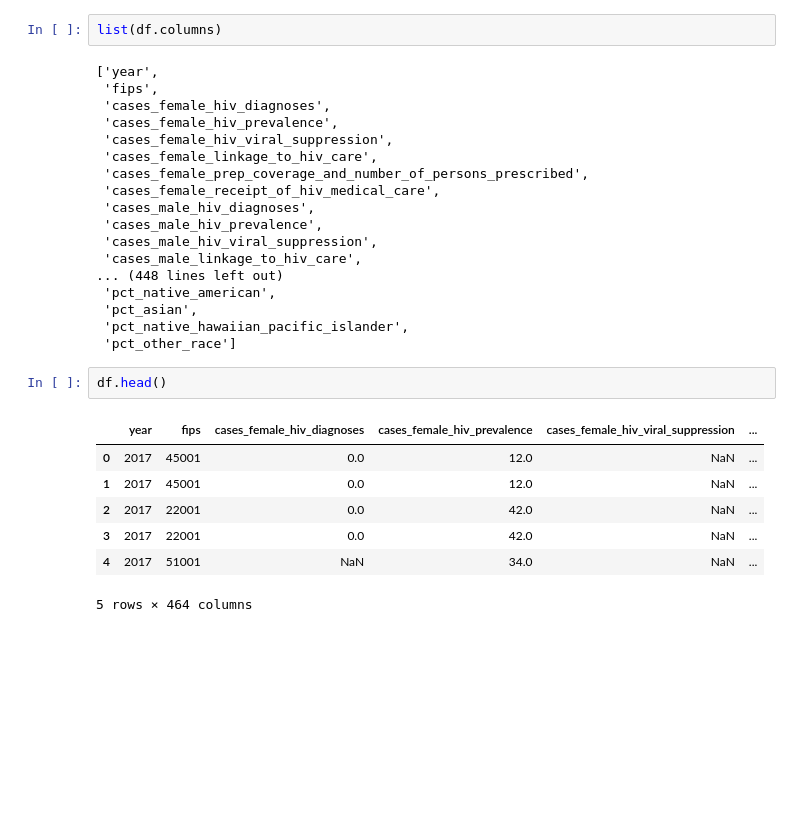
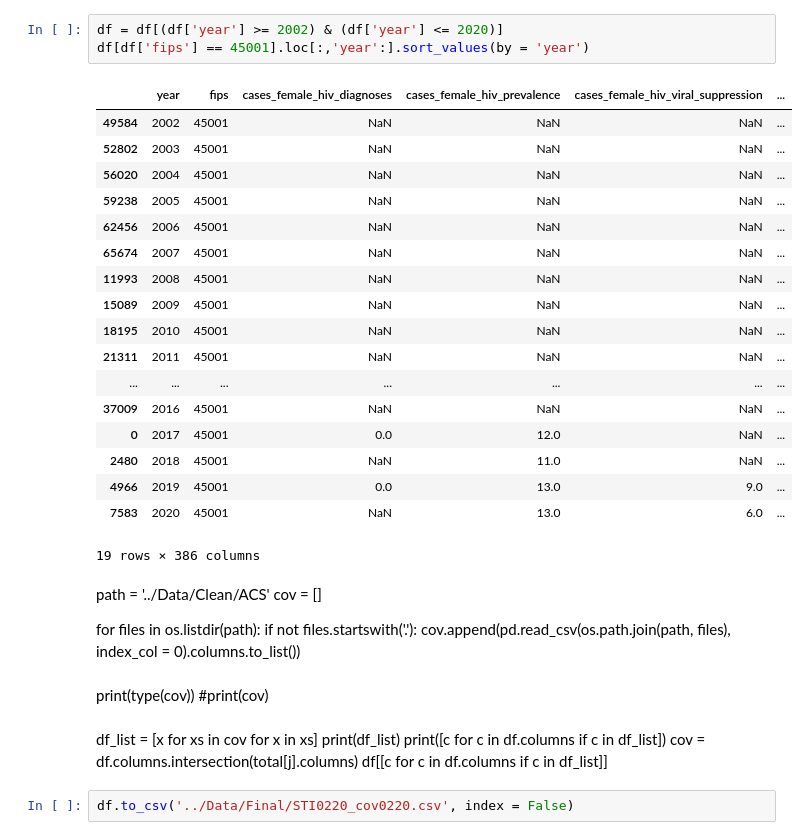
Before and after one commit to JayRPhilbrick/bdsi22dataminingsti, a Jupyter notebook: Notebooks/df00-20.ipynb, the cells around one changed output. Drawn from its saved outputs; the diff is of its cells as text; blank space fills up the shorter version.

```diff
--- a/Notebooks/df00-20.ipynb
+++ b/Notebooks/df00-20.ipynb
@@ -172,30 +375,40 @@ df.to_csv('../Data/Final/STI0220_cov0220.csv', index = False)
-# %%
-list(df.columns)
-# %% [output]
-['year',
- 'fips',
- 'cases_female_hiv_diagnoses',
- 'cases_female_hiv_prevalence',
- 'cases_female_hiv_viral_suppression',
- 'cases_female_linkage_to_hiv_care',
- 'cases_female_prep_coverage_and_number_of_persons_prescribed',
- 'cases_female_receipt_of_hiv_medical_care',
- 'cases_male_hiv_diagnoses',
- 'cases_male_hiv_prevalence',
- 'cases_male_hiv_viral_suppression',
- 'cases_male_linkage_to_hiv_care',
-... (448 lines left out)
- 'pct_native_american',
- 'pct_asian',
- 'pct_native_hawaiian_pacific_islander',
- 'pct_other_race']
-# %%
-df.head()
-# %% [output]
-|  | year | fips | cases_female_hiv_diagnoses | cases_female_hiv_prevalence | cases_female_hiv_viral_suppression | ... |
-| 0 | 2017 | 45001 | 0.0 | 12.0 | NaN | ... |
-| 1 | 2017 | 45001 | 0.0 | 12.0 | NaN | ... |
-| 2 | 2017 | 22001 | 0.0 | 42.0 | NaN | ... |
-| 3 | 2017 | 22001 | 0.0 | 42.0 | NaN | ... |
-| 4 | 2017 | 51001 | NaN | 34.0 | NaN | ... |
-5 rows × 464 columns
+# %%
+df = df[(df['year'] >= 2002) & (df['year'] <= 2020)]
+df[df['fips'] == 45001].loc[:,'year':].sort_values(by = 'year')
+# %% [output]
+|  | year | fips | cases_female_hiv_diagnoses | cases_female_hiv_prevalence | cases_female_hiv_viral_suppression | ... |
+| 49584 | 2002 | 45001 | NaN | NaN | NaN | ... |
+| 52802 | 2003 | 45001 | NaN | NaN | NaN | ... |
+| 56020 | 2004 | 45001 | NaN | NaN | NaN | ... |
+| 59238 | 2005 | 45001 | NaN | NaN | NaN | ... |
+| 62456 | 2006 | 45001 | NaN | NaN | NaN | ... |
+| 65674 | 2007 | 45001 | NaN | NaN | NaN | ... |
+| 11993 | 2008 | 45001 | NaN | NaN | NaN | ... |
+| 15089 | 2009 | 45001 | NaN | NaN | NaN | ... |
+| 18195 | 2010 | 45001 | NaN | NaN | NaN | ... |
+| 21311 | 2011 | 45001 | NaN | NaN | NaN | ... |
+| ... | ... | ... | ... | ... | ... | ... |
+| 37009 | 2016 | 45001 | NaN | NaN | NaN | ... |
+| 0 | 2017 | 45001 | 0.0 | 12.0 | NaN | ... |
+| 2480 | 2018 | 45001 | NaN | 11.0 | NaN | ... |
+| 4966 | 2019 | 45001 | 0.0 | 13.0 | 9.0 | ... |
+| 7583 | 2020 | 45001 | NaN | 13.0 | 6.0 | ... |
+19 rows × 386 columns
+# %% [markdown]
+path = '../Data/Clean/ACS'
+cov = []
+
+for files in os.listdir(path):
+    if not files.startswith('.'):
+        cov.append(pd.read_csv(os.path.join(path, files), index_col = 0).columns.to_list())
+# %% [markdown]
+print(type(cov))
+#print(cov)
+# %% [markdown]
+df_list = [x for xs in cov for x in xs]
+print(df_list)
+print([c for c in df.columns if c in df_list])
+cov = df.columns.intersection(total[j].columns)
+df[[c for c in df.columns if c in df_list]]
+# %%
+df.to_csv('../Data/Final/STI0220_cov0220.csv', index = False)
```
Also changed, not shown: parts of 21 cells of this notebook, 11 other files.
